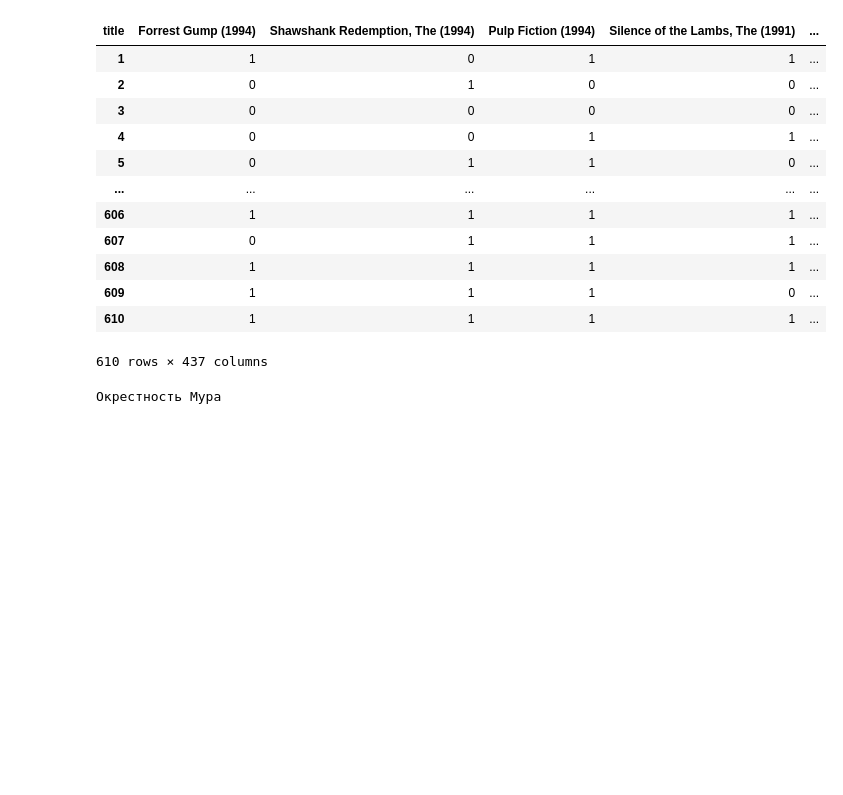
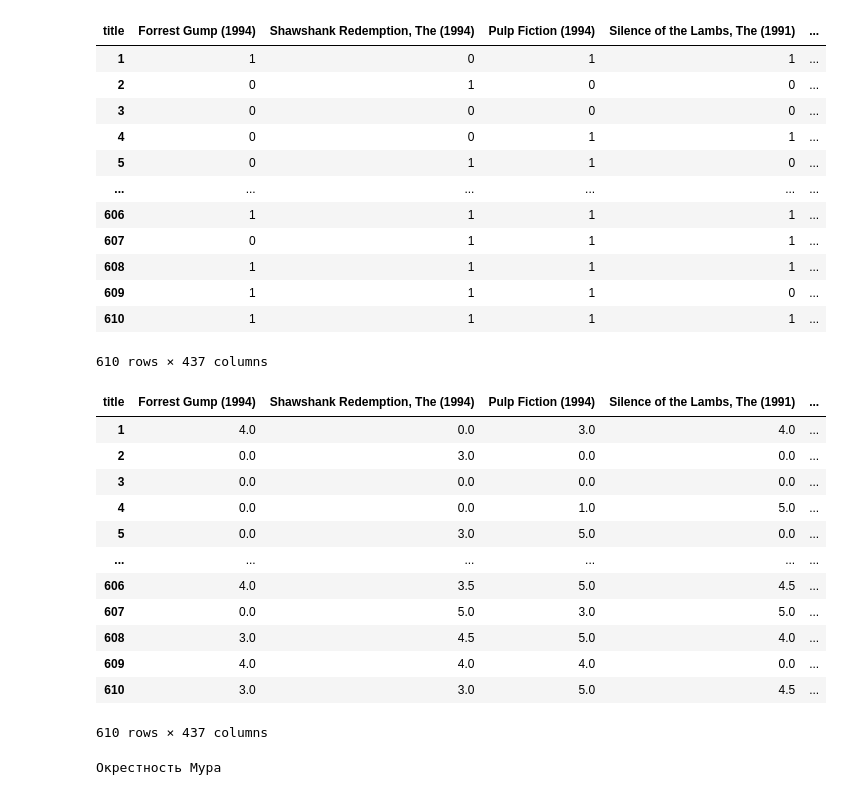
Before and after one commit to RyzhkovIlya/Cell_automat, a Jupyter notebook: movie_cell.ipynb, the cells around one changed output. Drawn from its saved outputs; the diff is of its cells as text; code cells hidden in the pictures; blank space fills up the shorter version.

```diff
--- a/movie_cell.ipynb
+++ b/movie_cell.ipynb
@@ -166,6 +166,24 @@ user_movie_rating_t
 | 609 | 1 | 1 | 1 | 0 | ... |
 | 610 | 1 | 1 | 1 | 1 | ... |
 610 rows × 437 columns
+# %%
+user_movie_rating_reg = user_movie_rating_transpose.T
+user_movie_rating_reg = user_movie_rating_reg.fillna(0.0)
+user_movie_rating_reg
+# %% [output]
+| title | Forrest Gump (1994) | Shawshank Redemption, The (1994) | Pulp Fiction (1994) | Silence of the Lambs, The (1991) | ... |
+| 1 | 4.0 | 0.0 | 3.0 | 4.0 | ... |
+| 2 | 0.0 | 3.0 | 0.0 | 0.0 | ... |
+| 3 | 0.0 | 0.0 | 0.0 | 0.0 | ... |
+| 4 | 0.0 | 0.0 | 1.0 | 5.0 | ... |
+| 5 | 0.0 | 3.0 | 5.0 | 0.0 | ... |
+| ... | ... | ... | ... | ... | ... |
+| 606 | 4.0 | 3.5 | 5.0 | 4.5 | ... |
+| 607 | 0.0 | 5.0 | 3.0 | 5.0 | ... |
+| 608 | 3.0 | 4.5 | 5.0 | 4.0 | ... |
+| 609 | 4.0 | 4.0 | 4.0 | 0.0 | ... |
+| 610 | 3.0 | 3.0 | 5.0 | 4.5 | ... |
+610 rows × 437 columns
 # %%
 print("Окрестность Мура")
 Image(url= "https://miro.medium.com/max/376/1*6awbm7DQUsF-m0t01HewWw.png")
```
Also changed, not shown: parts of 4 cells of this notebook, 1 other file.
